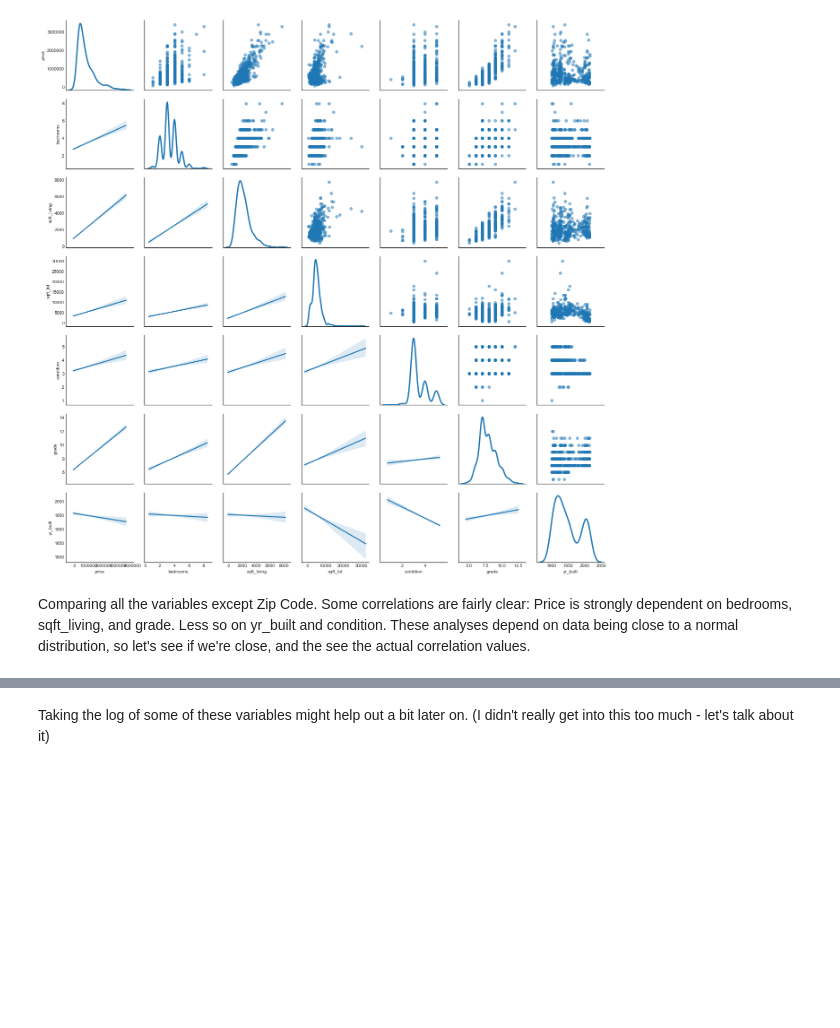
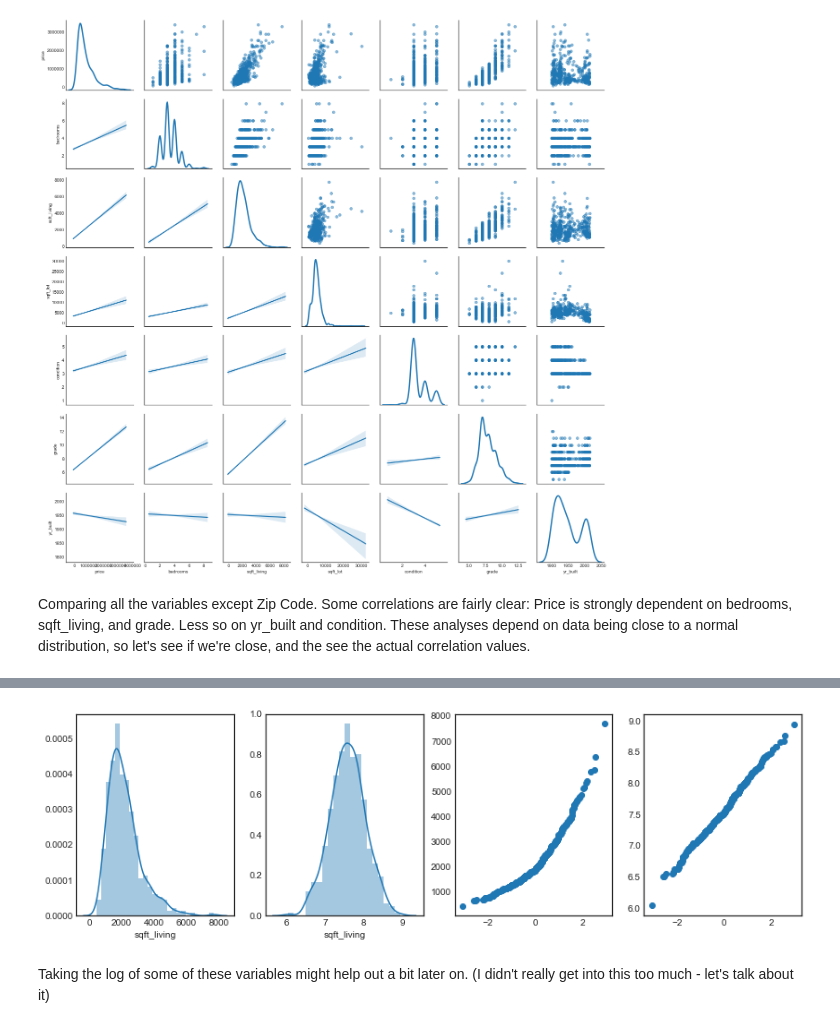
Before and after one commit to maxcalabro/Thinkful_Unit_2, a Jupyter notebook: 2.1.8 Dataset Prep.ipynb, the cells around one changed output, grey strips where cells are left out. Cells and saved outputs as stored; diff of their text form; code cells hidden in the pictures; blank space fills up the shorter version.

```diff
--- a/2.1.8 Dataset Prep.ipynb
+++ b/2.1.8 Dataset Prep.ipynb
@@ -115,3 +115,16 @@ plt.show()
+# %%
+f, ax = plt.subplots(figsize=(14,4))
+plt.subplot(1, 4, 1)
+sns.distplot(df.sqft_living)
+plt.subplot(1, 4, 2)
+sns.distplot(np.log(df.sqft_living))
+plt.subplot(1, 4, 3)
+plt.scatter(norm, sorted(df.sqft_living))
+plt.subplot(1, 4, 4)
+plt.scatter(norm, sorted(np.log(df.sqft_living)))
+plt.show()
+# %% [output]
+[figure, added]
 # %% [markdown]
 Taking the log of some of these variables might help out a bit later on. (I didn't really get into this too much - let's talk about it)
 # %%
```
Also changed, not shown: parts of 6 cells of this notebook.
